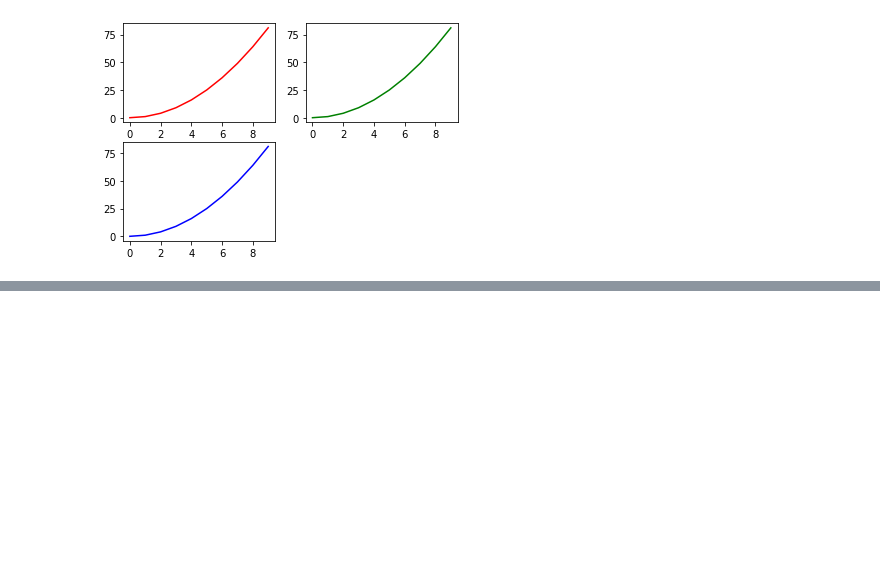
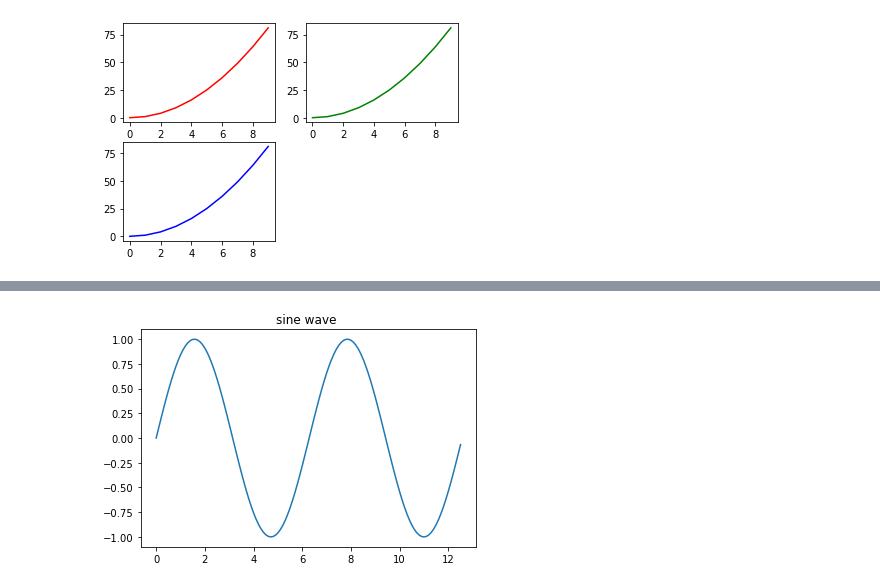
Before and after one commit to aedumbakakarthik1/machine-learning-in-python, a Jupyter notebook: 6) matplotlib.ipynb, the cells around one changed output, grey strips where cells are left out. Drawn from its saved outputs; the diff is of its cells as text; code cells hidden in the pictures; blank space fills up the shorter version.

```diff
--- a/6) matplotlib.ipynb
+++ b/6) matplotlib.ipynb
@@ -67,3 +67,5 @@ plt.plot(x,y,"b")
 # %% [output]
 [<matplotlib.lines.Line2D at 0x...>]
 [figure]
+# %%
+pie=np.pi
@@ -69,0 +86,11 @@ plt.plot(x,y,"b")
+# %%
+# compute the x and y coordinates for points on sine curve
+x=np.arange(0,4*pie,0.1)
+y=np.sin(x)
+plt.title("sine wave ")
+
+# plot the point using matpotlib
+plt.plot(x,y)
+plt.show()
+# %% [output]
+[figure, added]
```
Also changed, not shown: parts of 11 cells of this notebook.
